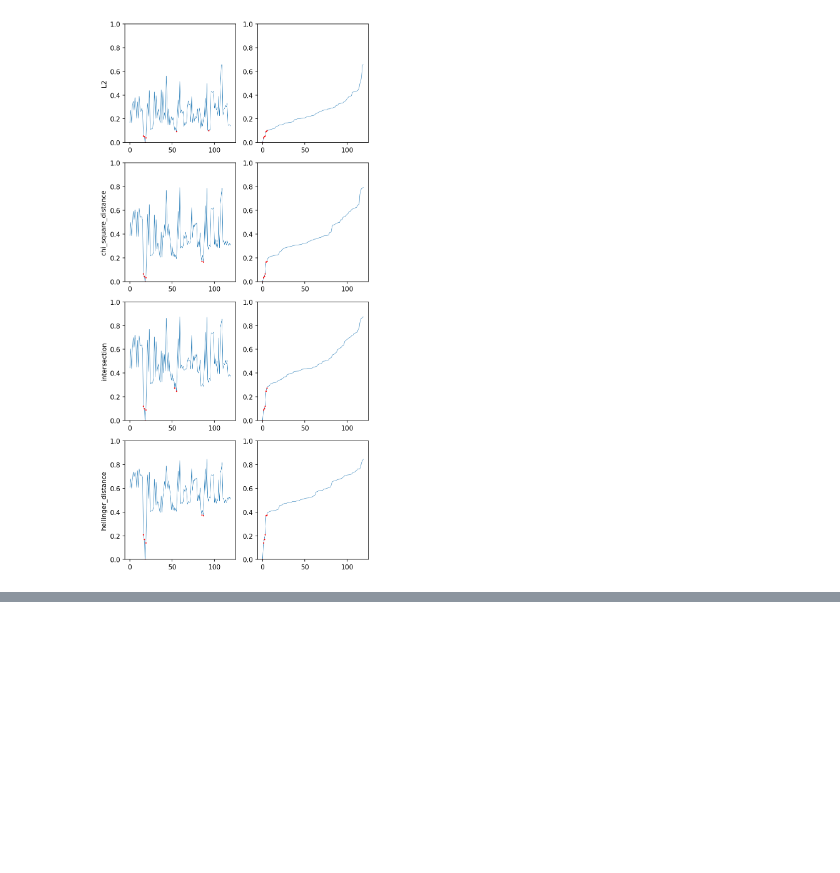
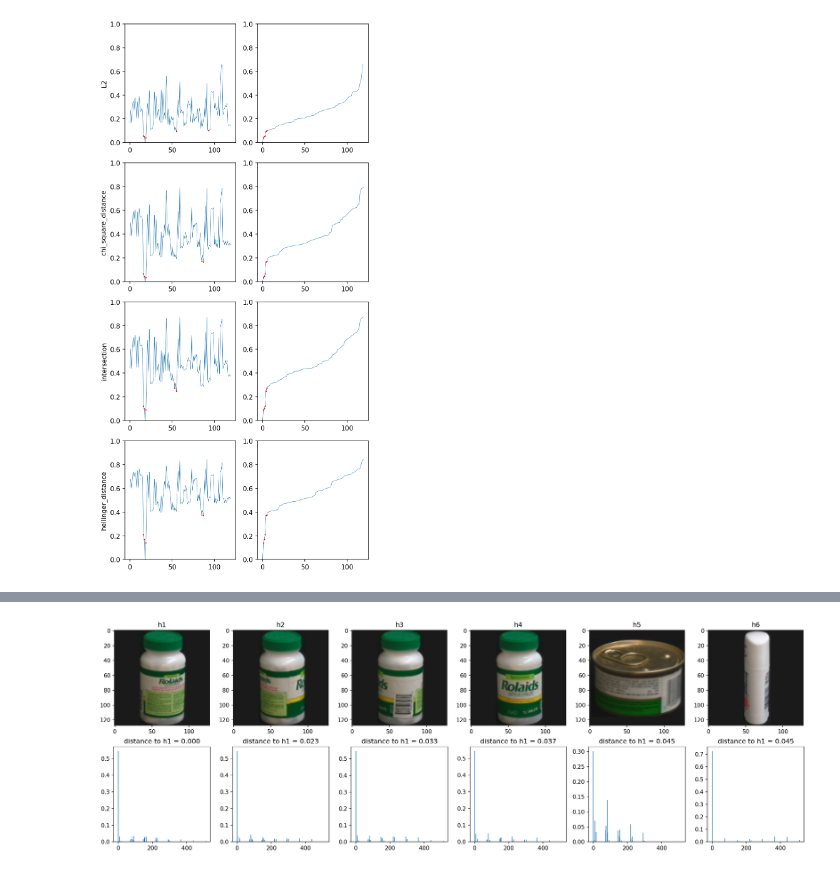
Before and after one commit to al-pi314/computer_vision, a Jupyter notebook: assigments/assigment2/solution.ipynb, the cells around one changed output, grey strips where cells are left out. Cells and saved outputs as stored; diff of their text form; code cells hidden in the pictures; blank space fills up the shorter version.

```diff
--- a/assigments/assigment2/solution.ipynb
+++ b/assigments/assigment2/solution.ipynb
@@ -121,0 +145,18 @@ plt.tight_layout()
+# %%
+def scale_and_compare(hist_A, hist_B, metric=L2, scaling_matrix=1):
+    hist_A_scaled = hist_A * scale_matrix
+    hist_B_scaled = hist_B * scale_matrix
+    return compare_histograms(hist_A_scaled, hist_B_scaled, metric=metric)
+# %%
+sorted_scaled_related_histograms = sorted([(scale_and_compare(selected_histogram, ddh[1], metric=L2, scaling_matrix=scale_matrix), ddh[0], ddh[1]) for ddh in dataset_dir_histograms], key = lambda x:x[0])
+# %%
+N_MOST_SIMILAR = 5
+fig, axes = plt.subplots(nrows=2, ncols=N_MOST_SIMILAR + 1, figsize=(3 * (N_MOST_SIMILAR + 1), 3 * 2), dpi=150)
+for i in range(N_MOST_SIMILAR + 1):
+    axes[0, i].imshow(sorted_scaled_related_histograms[i][1])
+    axes[0, i].set_title("h{}".format(i +1))
+    axes[1, i].bar(range(sorted_scaled_related_histograms[i][2].size), height=sorted_scaled_related_histograms[i][2].reshape(-1), width=3)
+    axes[1, i].set_title(f"distance to h1 = {sorted_scaled_related_histograms[i][0]:.3f}")
+plt.tight_layout()
+# %% [output]
+[figure, added]
```
Also changed, not shown: parts of 7 cells of this notebook.
